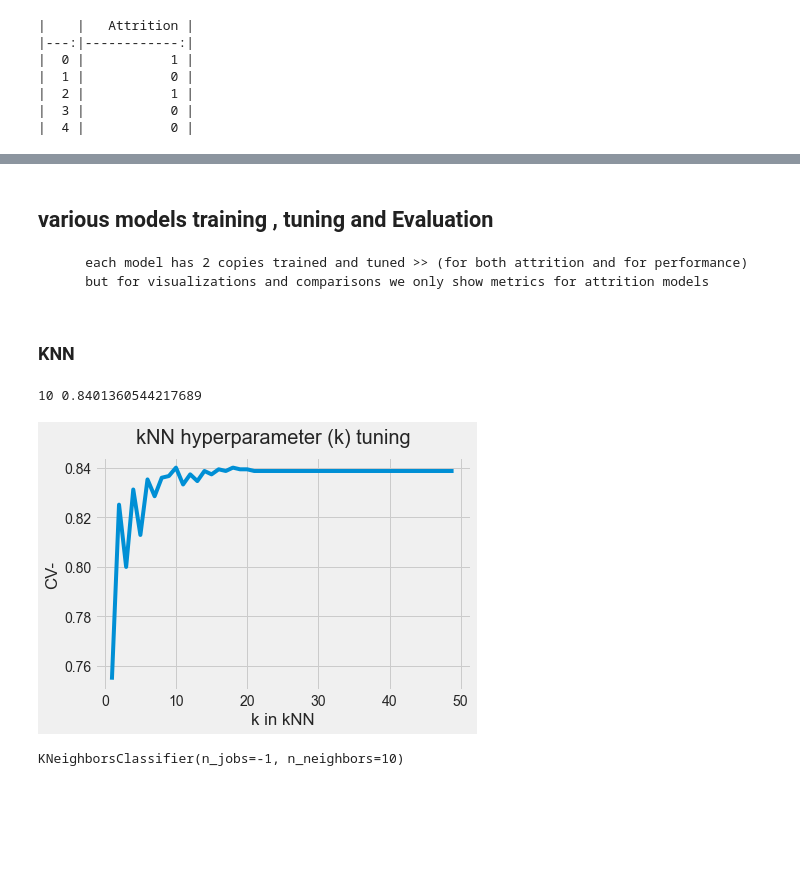
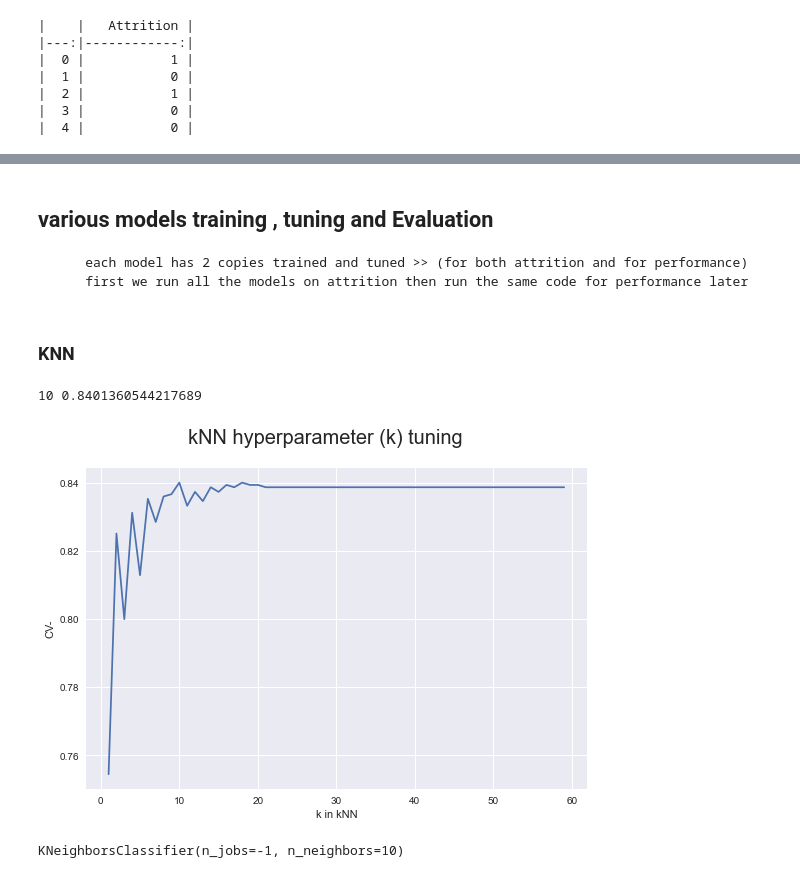
Before and after one commit to Shehab37/Regressors-and-Classifiers-comparison, a Jupyter notebook: comparison_on_IBM_data.ipynb, the cells around one changed output, grey strips where cells are left out. Cells and saved outputs as stored; diff of their text form; code cells hidden in the pictures; blank space fills up the shorter version.

```diff
--- a/comparison_on_IBM_data.ipynb
+++ b/comparison_on_IBM_data.ipynb
@@ -198,13 +198,13 @@ for column in categorical_col:
 # now the dataset is all numerical
 # %%
 x = np.array(df.drop(['Attrition', 'PerformanceRating'], axis=1))
-y = np.array(df[['Attrition' , 'PerformanceRating']])
-y_attrition = np.array(df['Attrition'])
-y_performance = np.array(df['PerformanceRating'])
-print(df.shape)
+y = np.array(df['Attrition'])
+# y_performance = np.array(df['PerformanceRating'])
+# print(df.shape)
 print(x.shape)
 print(y.shape)
-print(y_attrition.shape)
-print(y_performance.shape)
-y[:,0]
+# print(y_attrition.shape)
+# print(y_performance.shape)
+# y[:,0]1
+y
 # %% [output]
@@ -229,32 +222,28 @@ y_attrition.shape
 # %% [markdown]
 ## various models training , tuning and Evaluation
         each model has 2 copies trained and tuned >> (for both attrition and for performance)
-        but for visualizations and comparisons we only show metrics for attrition models
+        first we run all the models on attrition then run the same code for performance later
 # %% [markdown]
 ### KNN
 # %%
-k_values = [i for i in range(1, 50)]
-k_acc_scores_attr = []
-k_acc_scores_perf = []
+k_values = [i for i in range(1, 60)]
+k_acc_scores = []
 for k in k_values:
-    knn_attr = KNeighborsClassifier(n_neighbors=k, n_jobs=-1)
-    cv_scores_attr = cross_val_score(knn_attr, x, y_attrition, cv=10)
-    k_acc_scores_attr.append(cv_scores_attr.mean())
-    knn_perf = KNeighborsClassifier(n_neighbors=k, n_jobs=-1)
-    cv_scores_perf = cross_val_score(knn_perf, x, y_performance, cv=10)
-    k_acc_scores_perf.append(cv_scores_attr.mean())
+    knn = KNeighborsClassifier(n_neighbors=k, n_jobs=-1)
+    cv_scores = cross_val_score(knn, x, y, cv=10)
+    k_acc_scores.append(cv_scores.mean())
-# %%
-max_index_attr = k_acc_scores_attr. index(max(k_acc_scores_attr))
-print(max_index_attr+1, k_acc_scores_attr[max_index_attr])
-# %% [output]
-10 0.8401360544217689
+# %%
+max_index = k_acc_scores. index(max(k_acc_scores))
+print(max_index+1, k_acc_scores[max_index])
+# %% [output]
+10 0.8401360544217689
 # %%
 fig2 = plt.figure()
-plt.plot(k_values, k_acc_scores_attr)
+plt.plot(k_values, k_acc_scores)
 plt.xlabel('k in kNN')
 plt.ylabel('CV-')
 fig2.suptitle('kNN hyperparameter (k) tuning ', fontsize=20)
 plt.show()
 # %% [output]
-[figure, old version]
+[figure, new version]
 # %%
```
Also changed, not shown: parts of 9 cells of this notebook.
